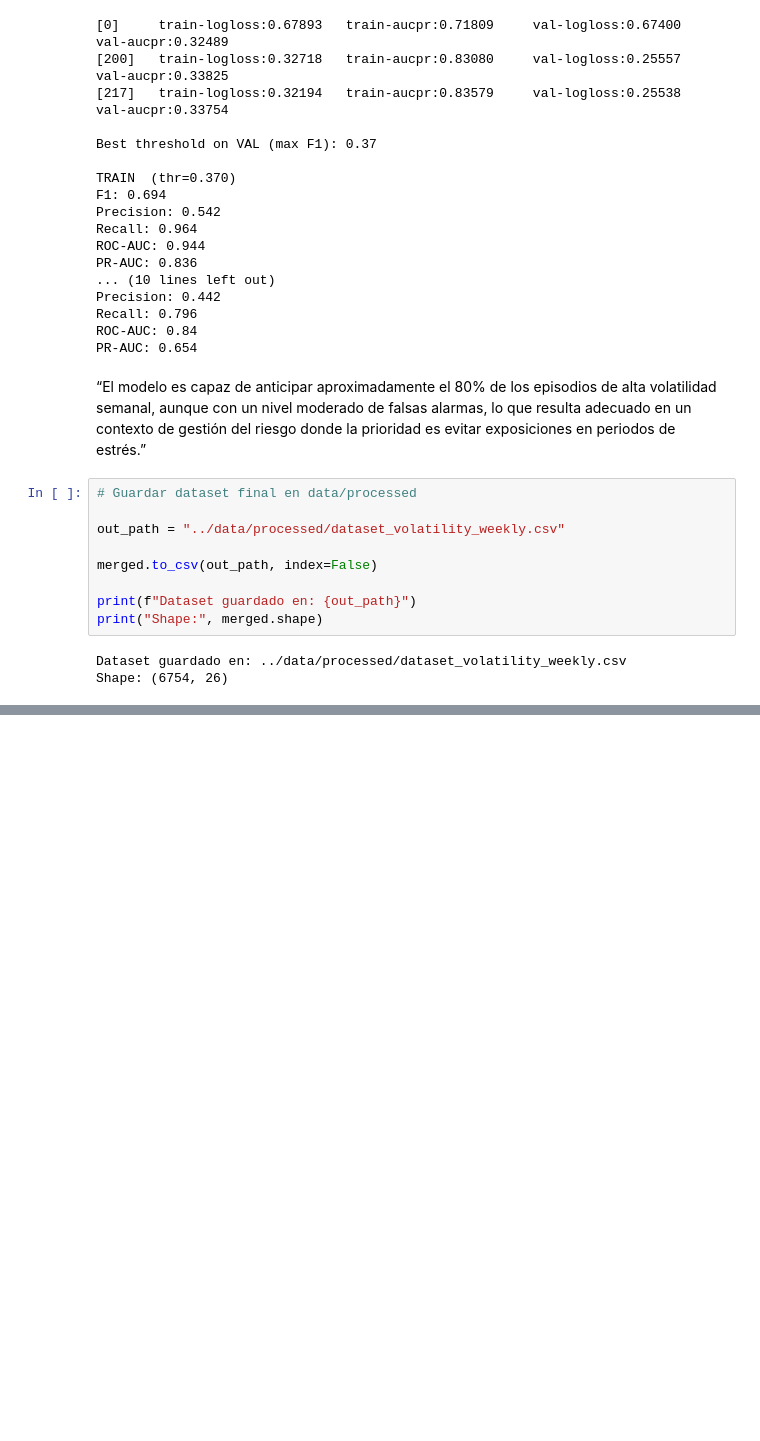
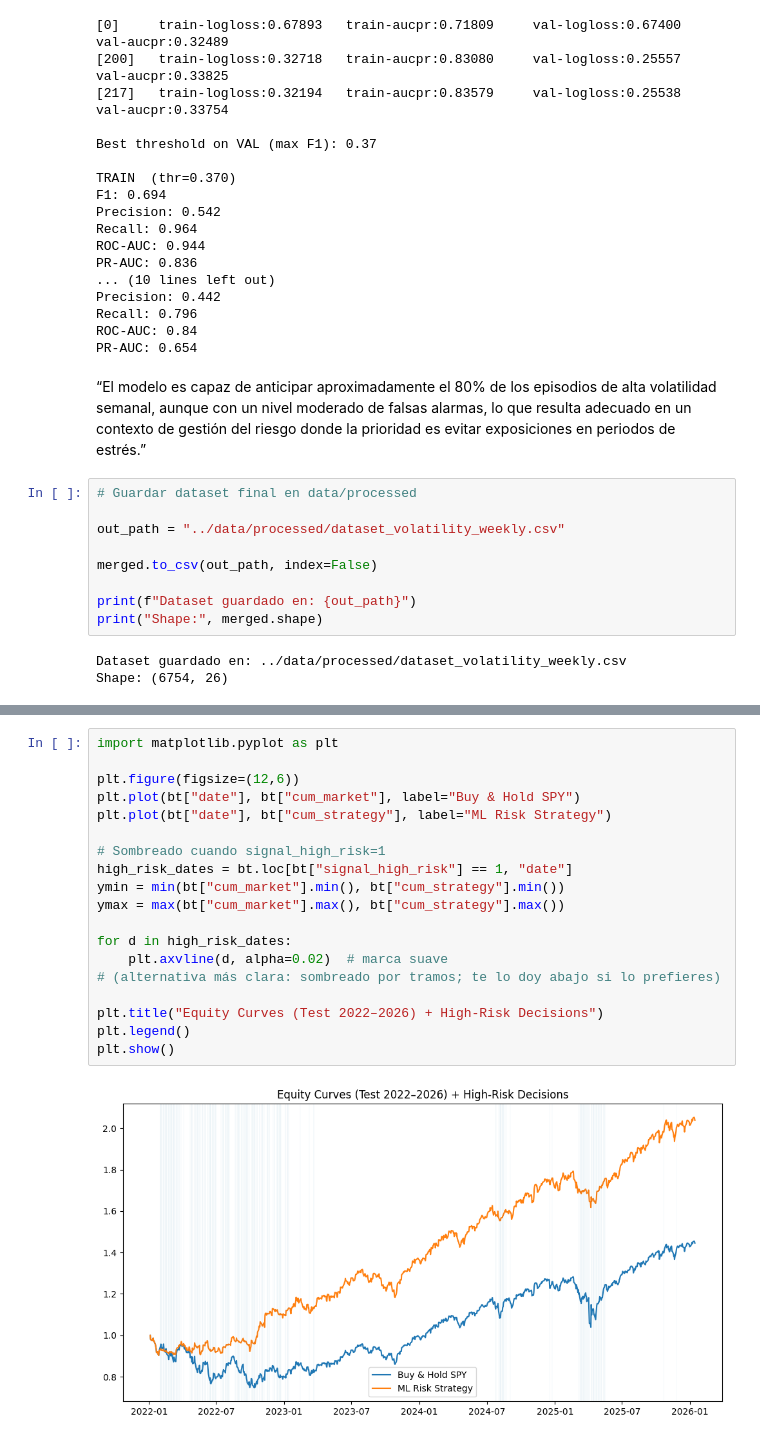
Before and after one commit to quiquefferrer/mlops-trading-tfg, a Jupyter notebook: notebooks/analisis_datos_volatilidad.ipynb, the cells around one changed output, grey strips where cells are left out. Cells and saved outputs as stored; diff of their text form; blank space fills up the shorter version.

```diff
--- a/notebooks/analisis_datos_volatilidad.ipynb
+++ b/notebooks/analisis_datos_volatilidad.ipynb
@@ -491,0 +946,21 @@ Shape: (6754, 26)
+# %%
+import matplotlib.pyplot as plt
+
+plt.figure(figsize=(12,6))
+plt.plot(bt["date"], bt["cum_market"], label="Buy & Hold SPY")
+plt.plot(bt["date"], bt["cum_strategy"], label="ML Risk Strategy")
+
+# Sombreado cuando signal_high_risk=1
+high_risk_dates = bt.loc[bt["signal_high_risk"] == 1, "date"]
+ymin = min(bt["cum_market"].min(), bt["cum_strategy"].min())
+ymax = max(bt["cum_market"].max(), bt["cum_strategy"].max())
+
+for d in high_risk_dates:
+    plt.axvline(d, alpha=0.02)  # marca suave
+# (alternativa más clara: sombreado por tramos; te lo doy abajo si lo prefieres)
+
+plt.title("Equity Curves (Test 2022–2026) + High-Risk Decisions")
+plt.legend()
+plt.show()
+# %% [output]
+[figure, added]
```
Also changed, not shown: parts of 36 cells of this notebook, 1 other file.
